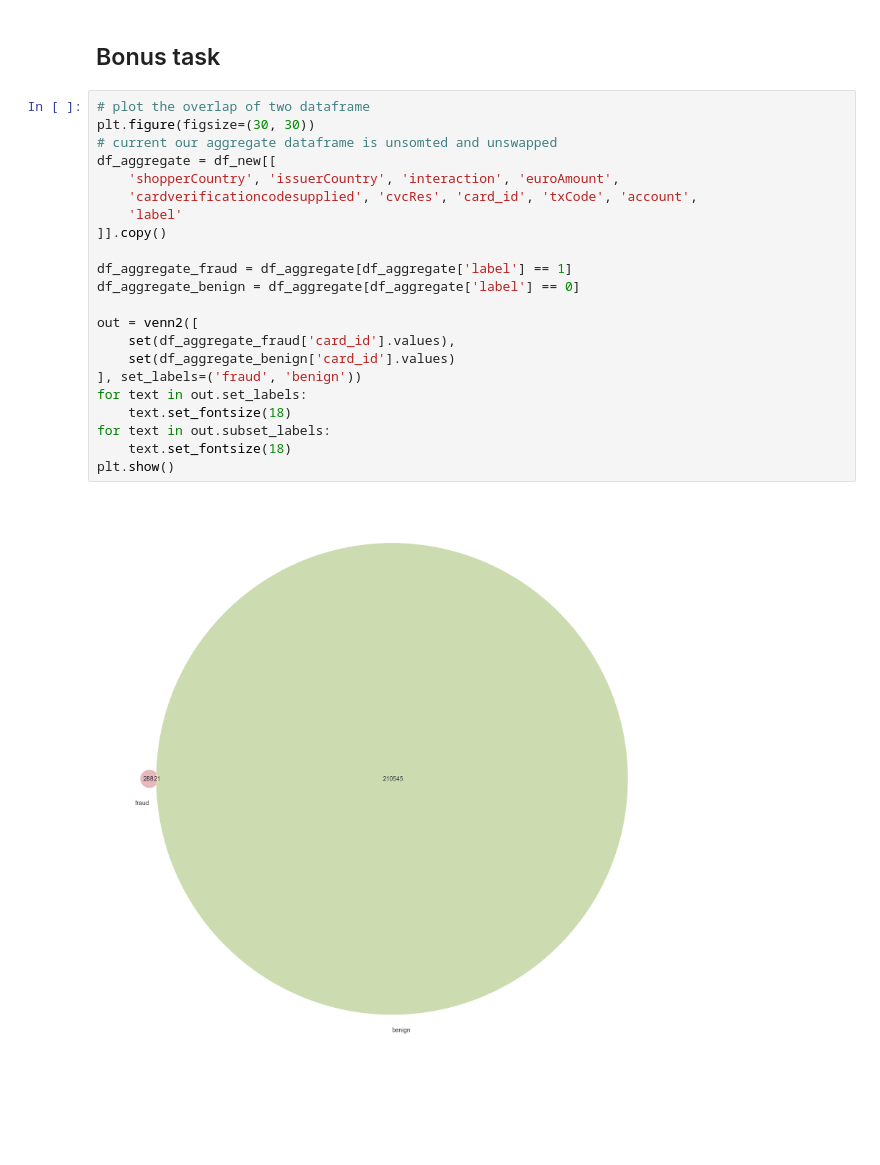
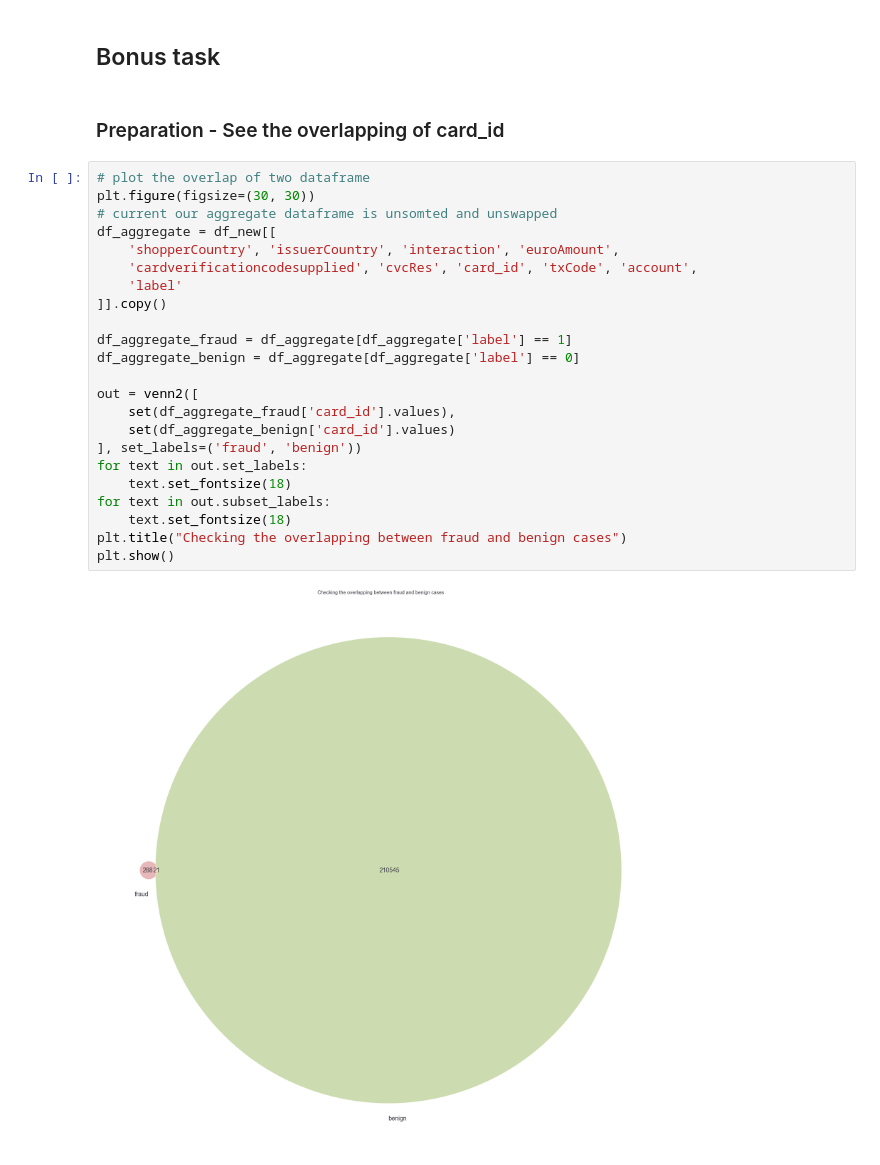
Before and after one commit to Timo9Madrid7/CS4035CyberDataAnalytics, a Jupyter notebook: assignment1/code/Lab1-2021.ipynb, the cells around one changed output. Saved outputs shown, nothing was run; the diff lists cells and outputs as text; blank space fills up the shorter version.

```diff
--- a/assignment1/code/Lab1-2021.ipynb
+++ b/assignment1/code/Lab1-2021.ipynb
@@ -928,26 +972,29 @@ Based on the confusion matrix result, black-box classifier(Random Forest) perfor
 # %% [markdown]
 ## Bonus task
+# %% [markdown]
+### Preparation - See the overlapping of card_id
 # %%
 # plot the overlap of two dataframe
 plt.figure(figsize=(30, 30))
 # current our aggregate dataframe is unsomted and unswapped
 df_aggregate = df_new[[
     'shopperCountry', 'issuerCountry', 'interaction', 'euroAmount',
     'cardverificationcodesupplied', 'cvcRes', 'card_id', 'txCode', 'account',
     'label'
 ]].copy()
 
 df_aggregate_fraud = df_aggregate[df_aggregate['label'] == 1]
 df_aggregate_benign = df_aggregate[df_aggregate['label'] == 0]
 
 out = venn2([
     set(df_aggregate_fraud['card_id'].values),
     set(df_aggregate_benign['card_id'].values)
 ], set_labels=('fraud', 'benign'))
 for text in out.set_labels:
     text.set_fontsize(18)
 for text in out.subset_labels:
     text.set_fontsize(18)
+plt.title("Checking the overlapping between fraud and benign cases")
 plt.show()
 # %% [output]
-[figure, old version]
+[figure, new version]
```
Also changed, not shown: parts of 79 cells of this notebook, 40 other files.
